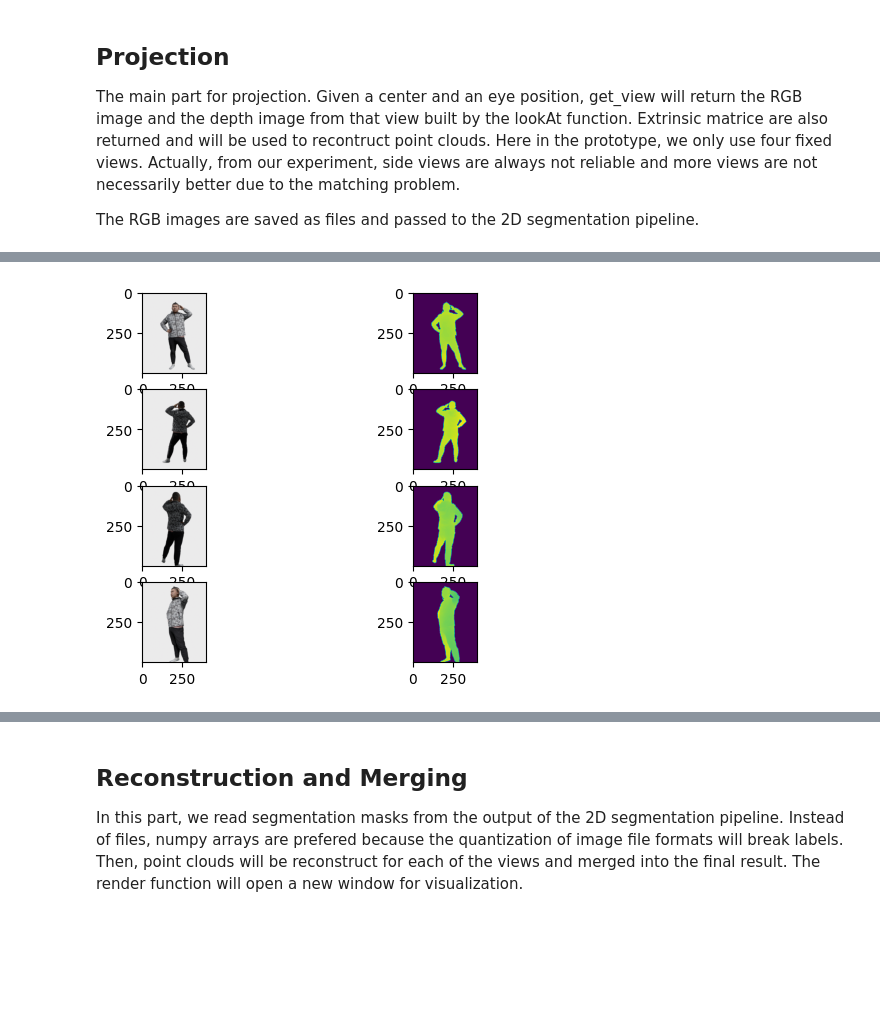
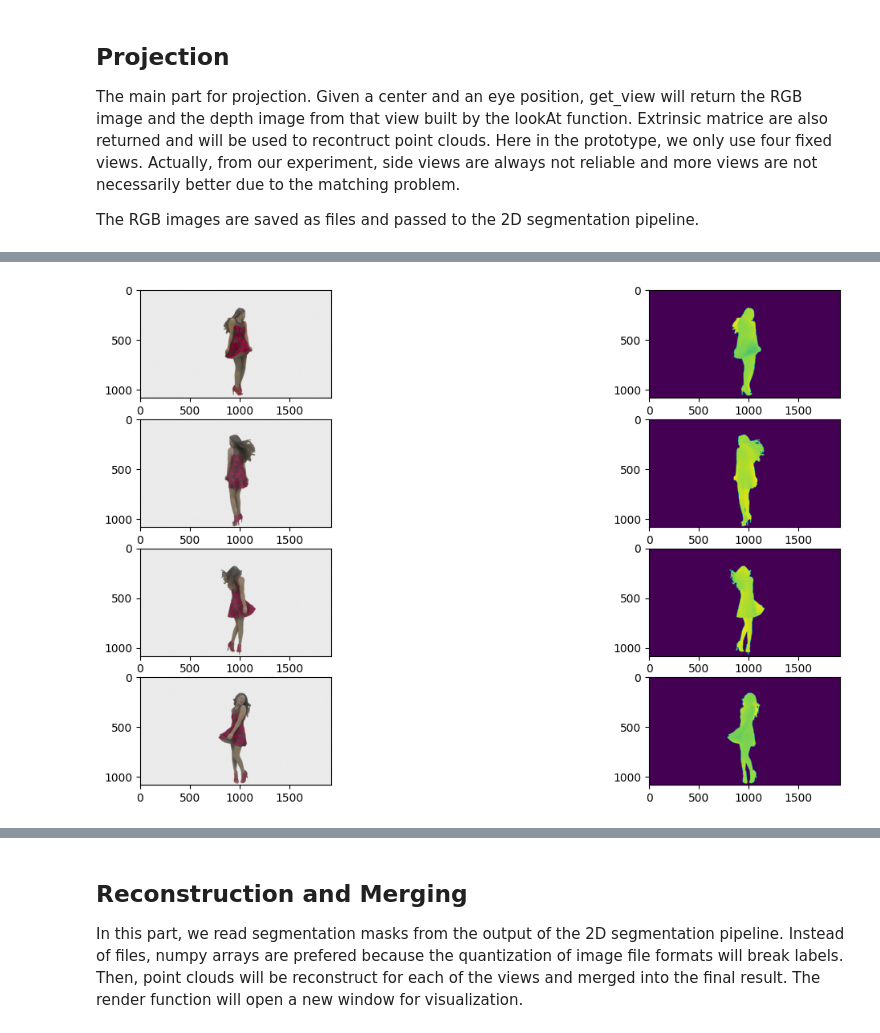
Before and after one commit to chris-new/ECE6123-Project, a Jupyter notebook: openModelRefactored.ipynb, the cells around one changed output, grey strips where cells are left out. Drawn from its saved outputs; the diff is of its cells as text; code cells hidden in the pictures; blank space fills up the shorter version.

```diff
--- a/openModelRefactored.ipynb
+++ b/openModelRefactored.ipynb
@@ -20,6 +20,9 @@ def read_mesh(filename:str):
     #pcd = o3d.io.read_triangle_mesh(filename, True)
     pcd = o3d.io.read_triangle_model(filename, True)
     return pcd
+def read_point_cloud(filename:str):
+    pcd = o3d.io.read_point_cloud(filename)
+    return pcd
 # %%
 def render(geometries):
     o3d.visualization.draw_geometries(geometries)
@@ -124,11 +139,10 @@ def read_segmentation(file_name, depth):
 
 In this part, we initialize a headless renderer of Open3d, define the resolution of images and the intrinsic camera matrix that will share among all cameras. Headless rendering has a different API with the Visualization(see reference: https://stackoverflow.com/questions/69696354/capture-depth-image-without-opening-visualizer-in-open3d). The resolution of images will affect the sampling resolution of the point cloud we create. A specific model is also loaded here. If you want to load another model, the parameter in read_mesh should be the path to your mesh.
 # %%
-img_width, img_height = (400, 500)
+img_width, img_height = (1920, 1080)
 renderer_pc = o3d.visualization.rendering.OffscreenRenderer(img_width, img_height)
-model = read_mesh("THuman2.0 Samples-20231208T170459Z-001/THuman2.0 Samples/0274/0274.obj")
 intrinsic =  o3d.camera.PinholeCameraIntrinsic(
-        o3d.camera.PinholeCameraIntrinsicParameters.PrimeSenseDefault)
+        o3d.camera.PinholeCameraIntrinsicParameters.Kinect2ColorCameraDefault)
 # %% [output]
 [Open3D INFO] EGL headless mode enabled.
 FEngine (64 bits) created at 0x... (threading is enabled)
@@ -143,0 +151,12 @@ Reading model fileTHuman2.0 Samples-20231208T170459Z-001/THuman2.0 Samples/0047/
+# %%
+# model = read_mesh("THuman2.0 Samples-20231208T170459Z-001/THuman2.0 Samples/0047/0047.obj")
+
+# move the model to the center of the cooridinate system
+model = read_point_cloud('redandblack_vox10_1500.ply')
+points = np.asarray(model.points)
+points /= 900
+points -= points.mean(0)
+model.transform(np.array([[1,0,0,0],
+                        [0,1,0,0],
+                        [0,0,1,0],
+                        [0,0,0,1]]))
@@ -149,37 +177,44 @@ The RGB images are saved as files and passed to the 2D segmentation pipeline.
 # %%
-image1, depth1, extrinsic1 = get_view(renderer_pc, intrinsic, model, center=[0.25,0,0], eye=[0, 0, 1.25])
-image2, depth2, extrinsic2 = get_view(renderer_pc, intrinsic, model, center=[-0.25,0,0], eye=[0.5, 0, -1.25])
-image3, depth3, extrinsic3 = get_view(renderer_pc, intrinsic, model, center=[-0.25,0,0], eye=[-0.5, 0, -1])
-image4, depth4, extrinsic4 = get_view(renderer_pc, intrinsic, model, center=[0.25,0,0], eye=[0.75, 0, 0.75])
+
+image1, depth1, extrinsic1 = get_view(renderer_pc, intrinsic, model, center=[0,0,0], eye=[0,0,-1.3], up=[0,1,0],
+                                   img_width=img_width, img_height=img_height)
+image2, depth2, extrinsic2 = get_view(renderer_pc, intrinsic, model, center=[0,0,0], eye=[0,0,1.3], up=[0,1,0],
+                                   img_width=img_width, img_height=img_height)
+image3, depth3, extrinsic3 = get_view(renderer_pc, intrinsic, model, center=[0,0,0], eye=[1.3,0,0], up=[0,1,0],
+                                   img_width=img_width, img_height=img_height)
+image4, depth4, extrinsic4 = get_view(renderer_pc, intrinsic, model, center=[0,0,0], eye=[-1.3,0,0], up=[0,1,0],
+                                   img_width=img_width, img_height=img_height)
+
 
 rgbd_image1 = o3d.geometry.RGBDImage.create_from_color_and_depth(
     o3d.geometry.Image(image1), o3d.geometry.Image(depth1), convert_rgb_to_intensity=False, depth_scale=1)
 rgbd_image2 = o3d.geometry.RGBDImage.create_from_color_and_depth(
     o3d.geometry.Image(image2), o3d.geometry.Image(depth2), convert_rgb_to_intensity=False, depth_scale=1)
 rgbd_image3 = o3d.geometry.RGBDImage.create_from_color_and_depth(
     o3d.geometry.Image(image3), o3d.geometry.Image(depth3), convert_rgb_to_intensity=False, depth_scale=1)
 rgbd_image4 = o3d.geometry.RGBDImage.create_from_color_and_depth(
     o3d.geometry.Image(image4), o3d.geometry.Image(depth4), convert_rgb_to_intensity=False, depth_scale=1)
 
+plt.figure(figsize=(15, 8))
 plt.subplot(4, 2, 1)
 plt.imshow(rgbd_image1.color)
 plt.subplot(4, 2, 2)
 plt.imshow(rgbd_image1.depth)
 plt.subplot(4, 2, 3)
 plt.imshow(rgbd_image2.color)
 plt.subplot(4, 2, 4)
 plt.imshow(rgbd_image2.depth)
 plt.subplot(4, 2, 5)
 plt.imshow(rgbd_image3.color)
 plt.subplot(4, 2, 6)
 plt.imshow(rgbd_image3.depth)
 plt.subplot(4, 2, 7)
 plt.imshow(rgbd_image4.color)
 plt.subplot(4, 2, 8)
 plt.imshow(rgbd_image4.depth)
 plt.show()
 # %% [output]
-[figure, old version]
+[figure, new version]
 # %%
 plt.imsave("0047_image1.png", image1)
 plt.imsave("0047_image2.png", image2)
```
Also changed, not shown: parts of 45 cells of this notebook.
